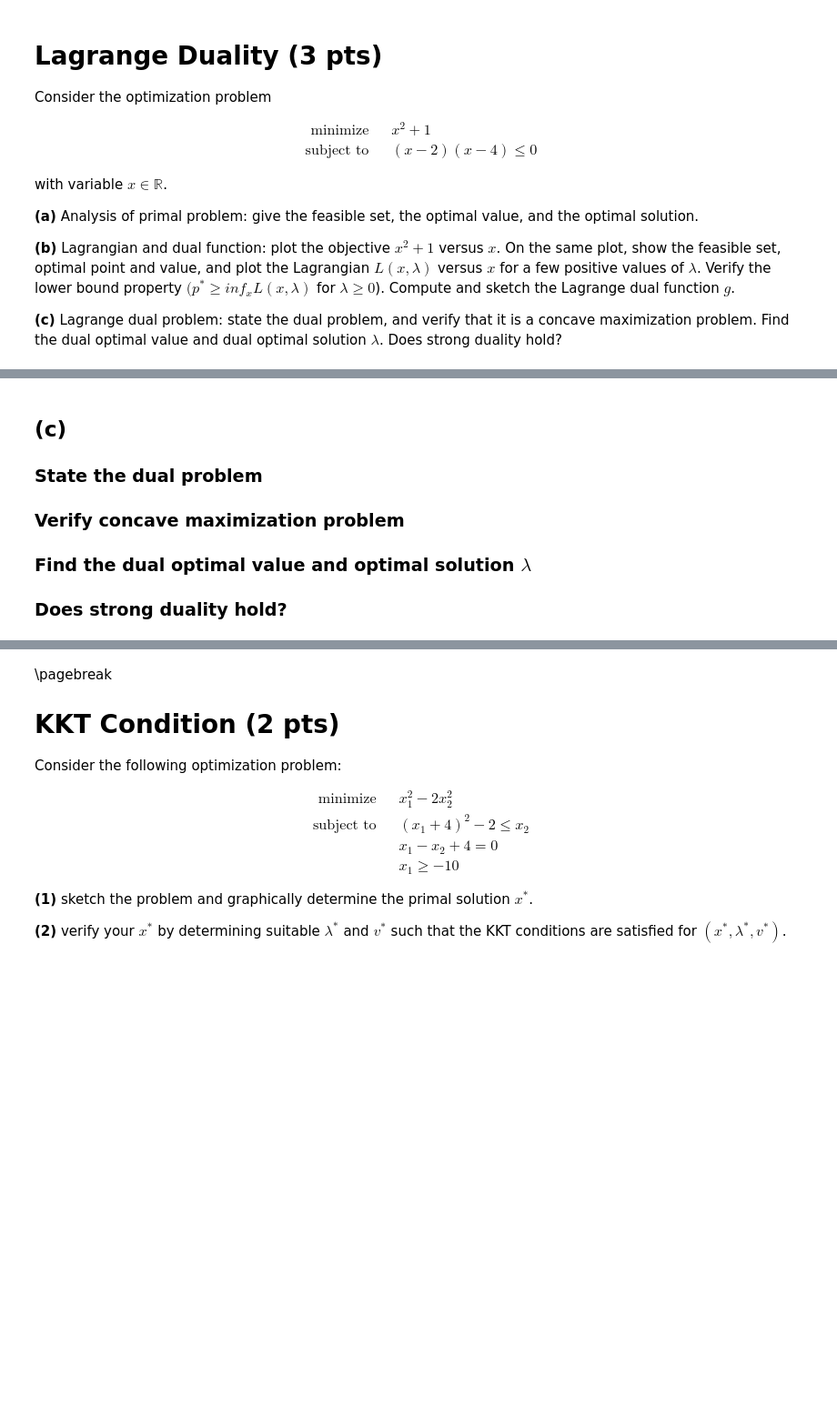
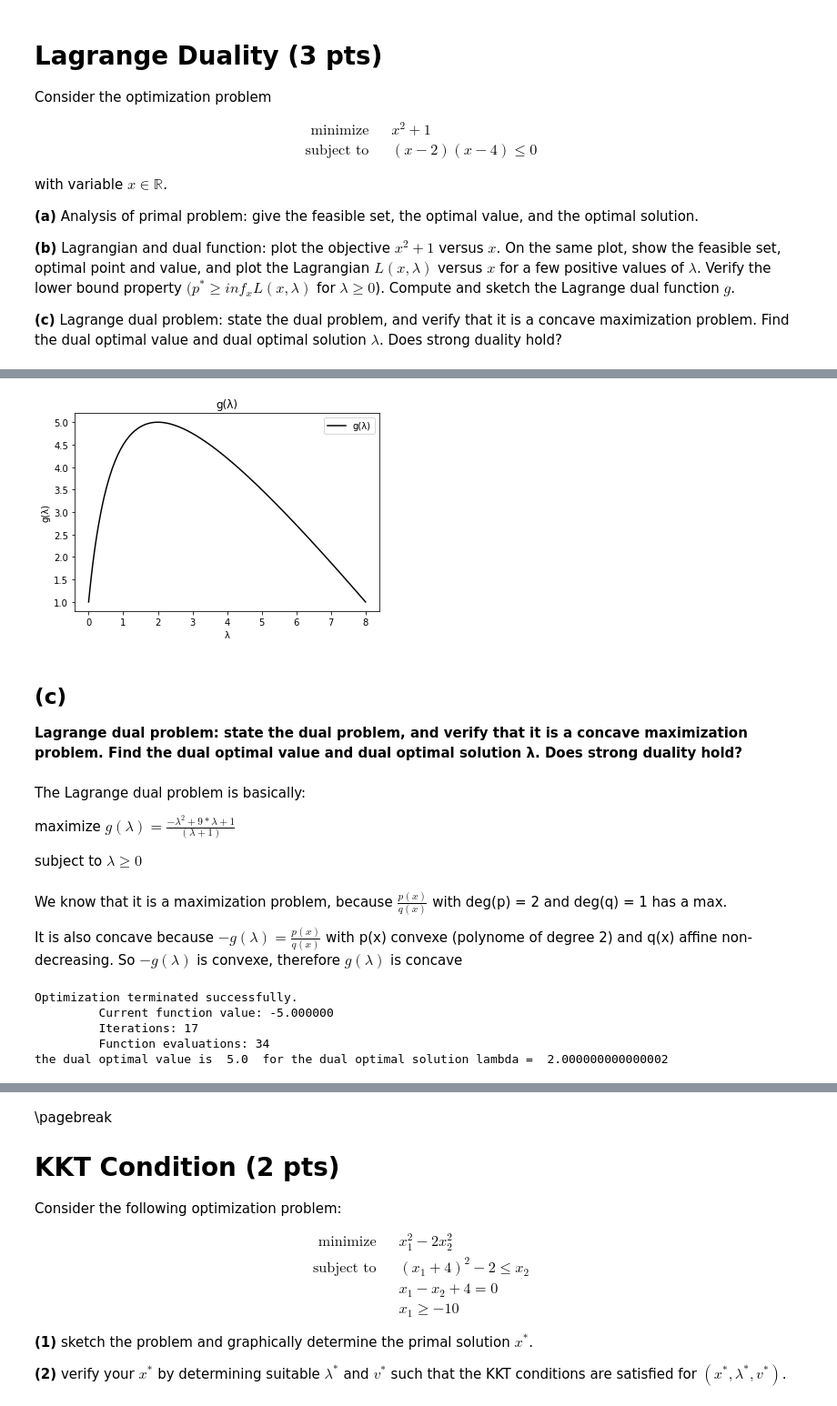
Before and after one commit to schallerala/mcs-applied-optimization, a Jupyter notebook: aopt-exercise4/part1-lagrange-duality-kkt-condition/part1/part1.ipynb, the cells around one changed output, grey strips where cells are left out. Shown: that part at 91% size. Saved outputs shown, nothing was run; the diff lists cells and outputs as text; code cells hidden in the pictures; blank space fills up the shorter version.

```diff
--- a/aopt-exercise4/part1-lagrange-duality-kkt-condition/part1/part1.ipynb
+++ b/aopt-exercise4/part1-lagrange-duality-kkt-condition/part1/part1.ipynb
@@ -109,7 +125,40 @@ center_axis(ax)
+# %%
+g = lambda l: (1+9*l-l**2)/(1+l)
+
+lambdas = np.linspace(0,8,200)
+
+plt.plot(lambdas,g(lambdas), color='black',label="g(λ)")
+
+plt.xlabel("λ")
+plt.ylabel("g(λ)")
+plt.title("g(λ)")
+plt.legend()
+
+plt.show()
+# %% [output]
+[figure, added]
 # %% [markdown]
 ## (c)
 
-### State the dual problem
-### Verify concave maximization problem
-### Find the dual optimal value and optimal solution $\lambda$
-### Does strong duality hold?
+
+**Lagrange dual problem: state the dual problem, and verify that it is a concave maximization problem. Find the dual optimal value and dual optimal solution λ. Does strong duality hold?**
+# %% [markdown]
+The Lagrange dual problem is basically:
+
+maximize $g(λ) = \frac{-λ^2+9*λ+1}{(λ+1)}$
+
+subject to $λ \geq 0$
+# %% [markdown]
+We know that it is a maximization problem, because $\frac{p(x)}{q(x)}$ with deg(p) = 2 and deg(q) = 1 has a max.
+
+It is also concave because $-g(λ) = \frac{p(x)}{q(x)}$ with p(x) convexe (polynome of degree 2) and q(x) affine non-decreasing. So $-g(λ)$ is convexe, therefore $g(λ)$ is concave
+# %%
+solution_l = optimize.fmin(lambda x: -g(x),1)[0]
+
+print("the dual optimal value is ", g(solution_l), " for the dual optimal solution lambda = ", solution_l)
+# %% [output]
+Optimization terminated successfully.
+         Current function value: -5.000000
+         Iterations: 17
+         Function evaluations: 34
+the dual optimal value is  5.0  for the dual optimal solution lambda =  2.000000000000002
```
Also changed, not shown: parts of 15 cells of this notebook.
